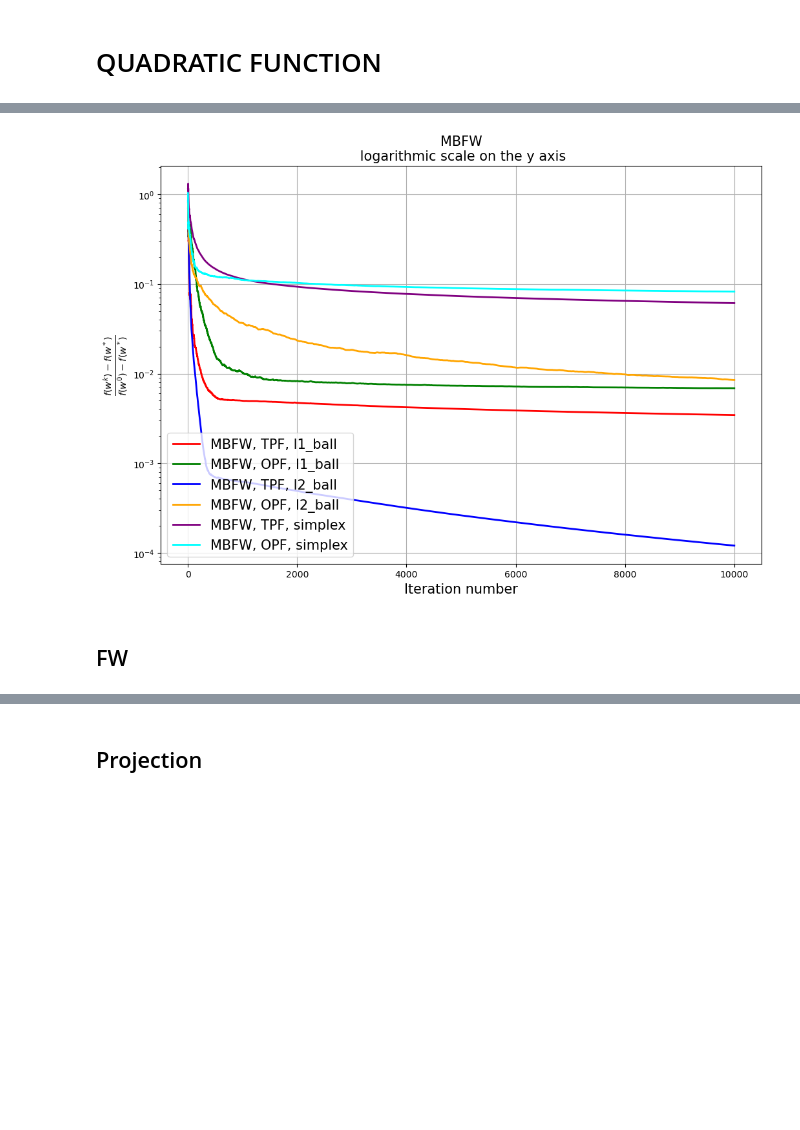
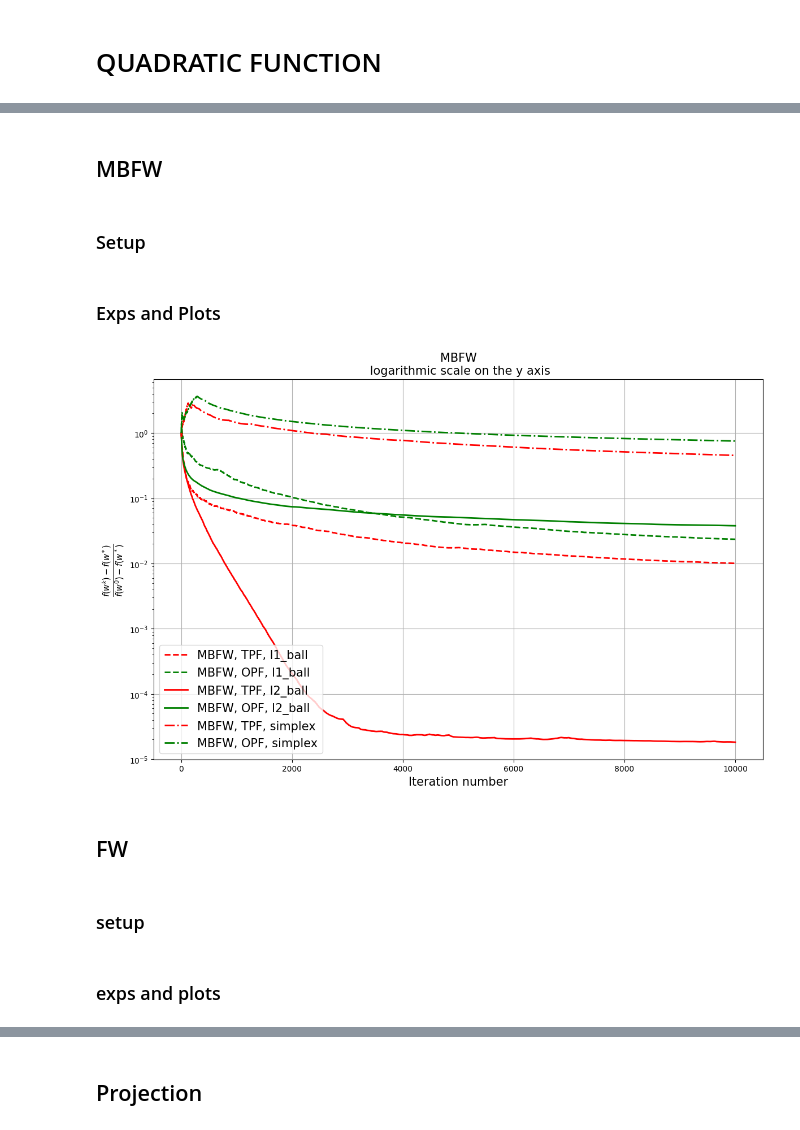
Before and after one commit to minashkinvladislav/Frank_Wolfe, a Jupyter notebook: experiments.ipynb, the cells around one changed output, grey strips where cells are left out. Cells and saved outputs as stored; diff of their text form; code cells hidden in the pictures; blank space fills up the shorter version.

Commit message:
methods comparison started

```diff
--- a/experiments.ipynb
+++ b/experiments.ipynb
@@ -107,50 +139,39 @@ args['use_proj'] = False
+# %% [markdown]
+## MBFW
+# %% [markdown]
+### Setup
 # %%
 reload(optimizers)
-title = ''
-
-def fw_step(k, func, nabla_f, x_curr, args):
-    return 0.2 / (k + 3)
 
 args['max_steps'] = 10 ** 4
-args['batch_size'] = 1
-args['criterium'] = 'f(x_k) - f(x^*)'
 args['sega'] = True
 args['prob'] = 0
-#####
+args['c'] = 10
 args['grad_curr'] = np.zeros(args['d'])
-######
-iterations_mbfw = []
-errors_mbfw = []
-labels_mbfw = []
 args['h'] = np.zeros(args['d'])
+args['step'] = fw_step
 
-for Q, w_0, R_0, w_sol in zip(['l1_ball', 'l2_ball', 'simplex'],
-                              [w_0_l1, w_0_l2, w_0_simp],
-                              [R_0_l1, R_0_l2, R_0_simp],
-                              [w_true_sol_l1, w_true_sol_l2, w_true_sol_simp]):
-    args['x_sol'] = w_sol
-    for grad, name in zip([optimizers.get_grad_tpf_jaguar,
-                           optimizers.get_grad_opf_jaguar],
-                          ['TPF', 'OPF']):
-        args['set'] = Q
-        optimizer = optimizers.MBFWOptimizer(f, grad, x_0 = w_0,
-                                             step = fw_step, args = args)
-
-        label = f'MBFW, {name}, {Q}'
-
-        iterations, errors, _, _, _ = calculate(args, optimizer, R_0, label, title)
-        iterations_mbfw.append(iterations)
-        errors_mbfw.append(errors)
-        labels_mbfw.append(label)
+grads = [optimizers.get_grad_tpf_jaguar, optimizers.get_grad_opf_jaguar]
+grad_est_names = ['TPF', 'OPF']
+methods = [optimizers.MBFWOptimizer]
+method_names = ['MBFW']
+# %% [markdown]
+### Exps and Plots
 # %%
+iterations_mbfw, errors_mbfw, labels_mbfw, linestyles_mbfw, colors_mbfw = \
+experiment(Qs, ws_0, Rs_0, ws_sol, linestyles, grads, grad_est_names, colors, methods, method_names)
+
 title = "MBFW"
 y_label = r'$\frac{f(w^k) - f(w^*)}{f(w^0) - f(w^*)}$'
 
 optimizers.make_err_plot(iterations_mbfw, errors_mbfw, y_label=y_label,
-                     labels=labels_mbfw, title=title, markers=[None]*100)
+                         labels=labels_mbfw, title=title, markers=[None]*100,
+                         linestyles=linestyles_mbfw, colors=colors_mbfw)
 # %% [output]
-[figure, old version]
+[figure, new version]
 # %% [markdown]
 ## FW
+# %% [markdown]
+### setup
 # %%
 reload(optimizers)
@@ -197 +189,3 @@ for Q, w_0, R_0, w_sol in zip(['l1_ball', 'l2_ball', 'simplex'],
+# %% [markdown]
+### exps and plots
 # %%
```
Also changed, not shown: parts of 49 cells of this notebook, 8 other files.
